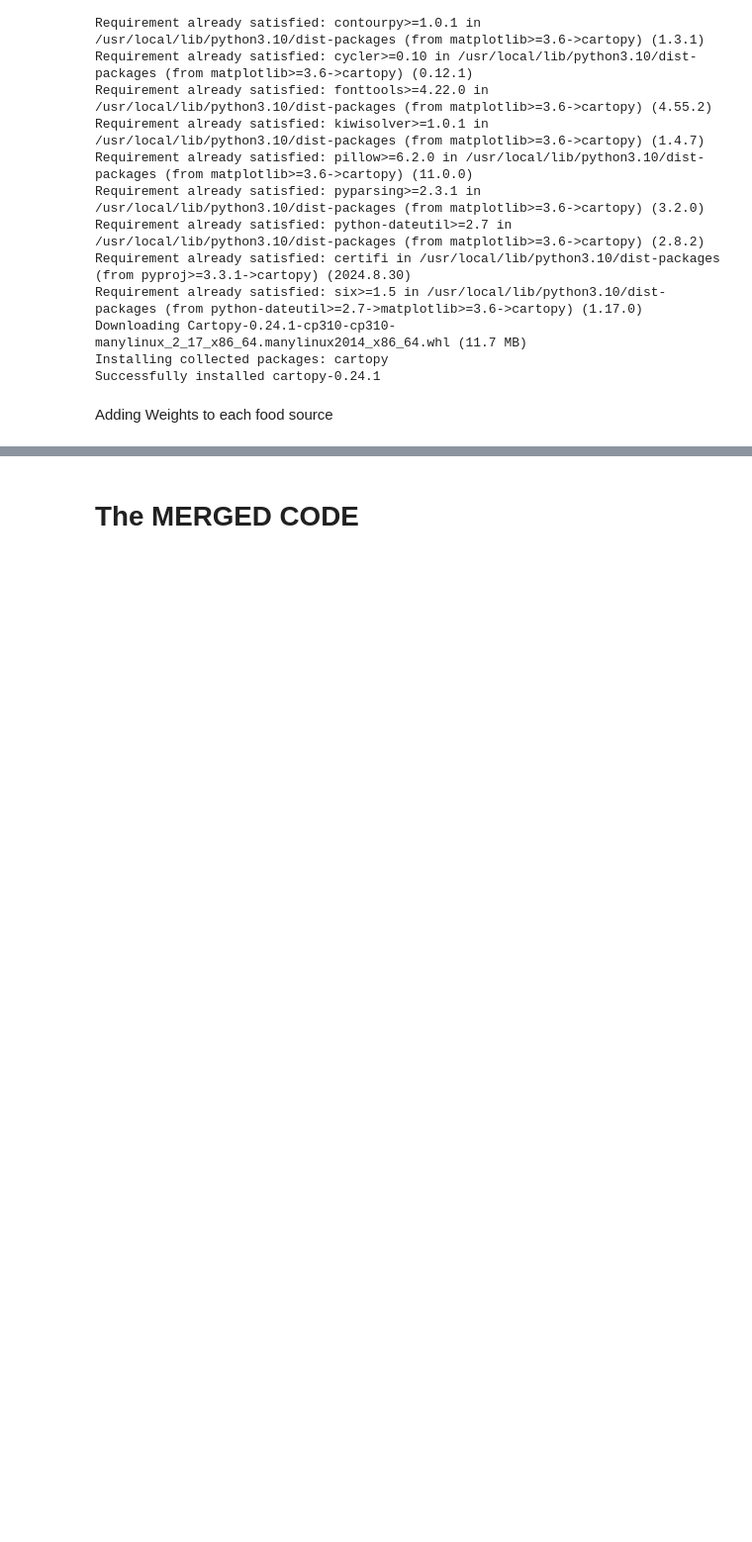
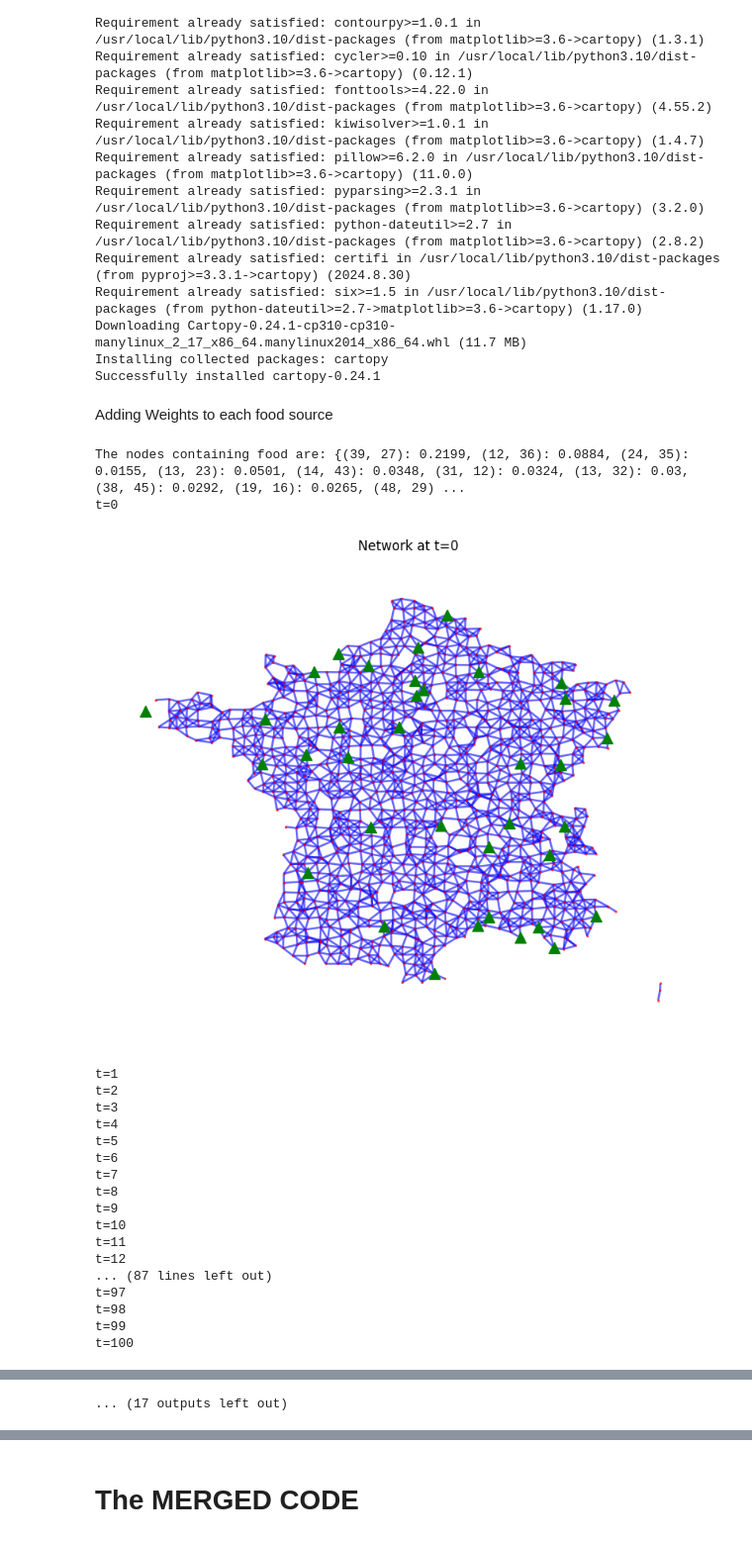
Before and after one commit to KKOUWE/NumMet-Network-Design-Physarum-polycephalum-Ph, a Jupyter notebook: Weigthed_Map_v2.03.ipynb, the cells around one changed output, grey strips where cells are left out. Shown at 99% size. Drawn from its saved outputs; the diff is of its cells as text; code cells hidden in the pictures; blank space fills up the shorter version.

```diff
--- a/Weigthed_Map_v2.03.ipynb
+++ b/Weigthed_Map_v2.03.ipynb
@@ -55,21 +55,21 @@ dx = 20.0  # For example, 20 km per grid cell
 min_distance = np.sqrt(2*dx**2)+2
 total_width_km = cols * dx
 total_height_km = rows * dx
-# === End ADD ===
+
 
 
 r = 1E-3                            # starting radius for all tubes
 mu = 8.9E-4                         # dynamic viscocity of water (not 1 but yk)
 pos_dict = {}                       # posistion dictionary for every node
 sd = 0.2                            # standard deviation
-I_0 = 3                           # Normalized flow/current
+I_0 = 4.5                           # Normalized flow/current
 k = 10                               # number of paths
 gamma = 1.8                        # constant that determines non linearity of radius response to flow. Present in dRdt function.
 t = 0                               # timestep initialisation
 
 # === ADD: Initial Parameters changed to get a more realistic outcome ===
 dR = (np.pi * r**4 / 8 * mu) * 0.01      # Reduction of radius term. Present in dRdt function
-# === End ADD ===
+
 
 t = 0                                 # Timestep initialization
 convergence = False                   # Convergence init.
@@ -283,7 +283,7 @@ def find_flow_per_tube(list_of_paths, Q):
 def Adjust_radius(flow_per_tube):
     for u, v in G.edges():
         flow = flow_per_tube.get(tuple(sorted((u, v))), 0)
-        G[u][v]['radius'] += 0.01*r*((flow)**gamma) / (1 + (flow)**gamma) - dR*20
+        G[u][v]['radius'] += 0.1*r*((flow)**gamma) / (1 + (flow)**gamma) - dR*200
         if G[u][v]['radius'] < 0:
             G[u][v]['radius'] = 0
     return
@@ -306,16 +306,26 @@ def Get_TL(Network):
     return TL
 
 def Get_AMD(Network):
-    distances_all_nodes = []
-    n = 0
-    for a in FS_list:
-        for b in FS_list:
-            if a !=b:
-                md_length = nx.shortest_path_length(Network, a, b, weight='length')
-                distances_all_nodes.append(md_length)
-                n += 1
-    AMD = sum(distances_all_nodes)/n
-    return AMD
+    # Get all pairs of nodes
+    all_pairs = list(nx.nodes(Network))
+
+    # Calculate all pairwise shortest path lengths
+    shortest_paths = []
+    for i in range(len(all_pairs)):
+        for j in range(i+1, len(all_pairs)):
+            try:
+                # Use Dijkstra's algorithm to find shortest path length
+                path_length = nx.shortest_path_length(Network,
+                                                      source=all_pairs[i],
+                                                      target=all_pairs[j],
+                                                      weight='length')
+                shortest_paths.append(path_length)
+            except nx.NetworkXNoPath:
+                # Skip if no path exists between nodes
+                continue
+
+    # Calculate average if paths exist
+    return sum(shortest_paths) / len(shortest_paths)
 
 ######################################################## Iteration loop ####################################################################
 while not convergence:
@@ -349,7 +359,7 @@ while not convergence:
 
     print(f't={t}')
     # === ADD: Plot after each 10 timesteps ===
-    if t % 20 == 0:
+    if t % 100 == 0:
         plt.figure(figsize=(10, 8))
         plt.title(f"Network at t={t}")
         max_r = max(radius_list) if radius_list else 1
@@ -441,7 +451,7 @@ plt.xlabel('radia in meter')
 plt.ylabel('occurence rate')
 plt.show()
 # pick LL
-lower_limit = r
+lower_limit = r*1.1
 
 # TL
 
@@ -453,30 +463,51 @@ print(f'the total lentgh of network G is: {TL}')
 # be a good visual check of our final network.
 for u,v in G.edges():
     if G[u][v]['radius'] < lower_limit:
         G.remove_edge(u,v)
 
 # Final plot
 plt.figure()
 plt.title(f"Final Network at t={t}")
     # normalize opacity
 max_r = max(radius_list)
 edge_opacity = [r/max_r for r in radius_list]       # normalized [0,1]
 edge_width = 1
 nx.draw(
 G,
 pos,
 with_labels = False,
 node_color = ['blue' if node in FS_list else'red' for node in G.nodes()] ,
 node_size = [50 if node in FS_list else 1 for node in G.nodes()] ,
 width = edge_width,
 )
     # storing network
 # os.makedirs(directory_path, exist_ok= True)
 # filename = os.path.join(directory_path,f"network_at_{t}.png")
 # plt.savefig(filename)
 plt.show()
 
 ## get MD
 
 AMD = Get_AMD(G)
 print(f'the average minimal distance of network G is: {AMD}')
+# %% [output]
+The nodes containing food are: {(39, 27): 0.2199, (12, 36): 0.0884, (24, 35): 0.0155, (13, 23): 0.0501, (14, 43): 0.0348, (31, 12): 0.0324, (13, 32): 0.03, (38, 45): 0.0292, (19, 16): 0.0265, (48, 29) ...
+t=0
+[figure, added]
+t=1
+t=2
+t=3
+t=4
+t=5
+t=6
+t=7
+t=8
+t=9
+t=10
+t=11
+t=12
+... (87 lines left out)
+t=97
+t=98
+t=99
+t=100
@@ -483,3 +587,4 @@ print(f'the average minimal distance of network G is: {AMD}')
+... (17 outputs left out)
 # %%
 # --- Visualization Code ---
 
```
Also changed, not shown: parts of 2 cells of this notebook, 1 other file.
